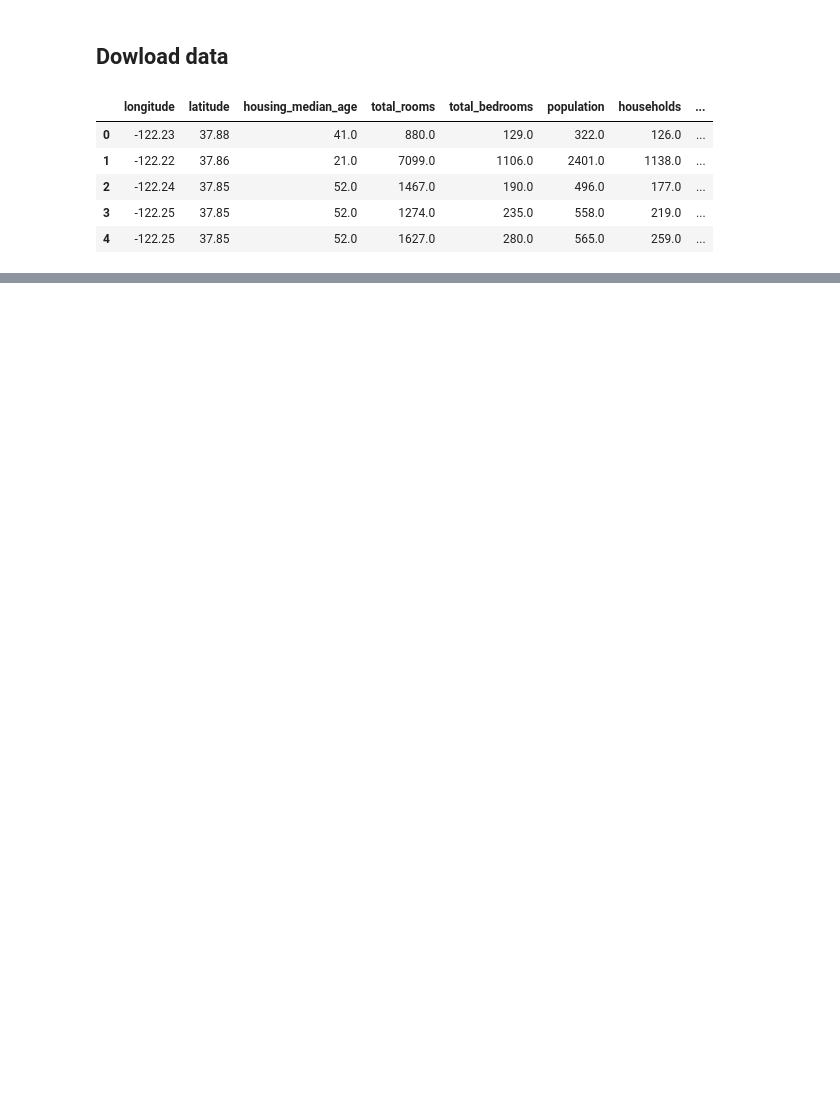
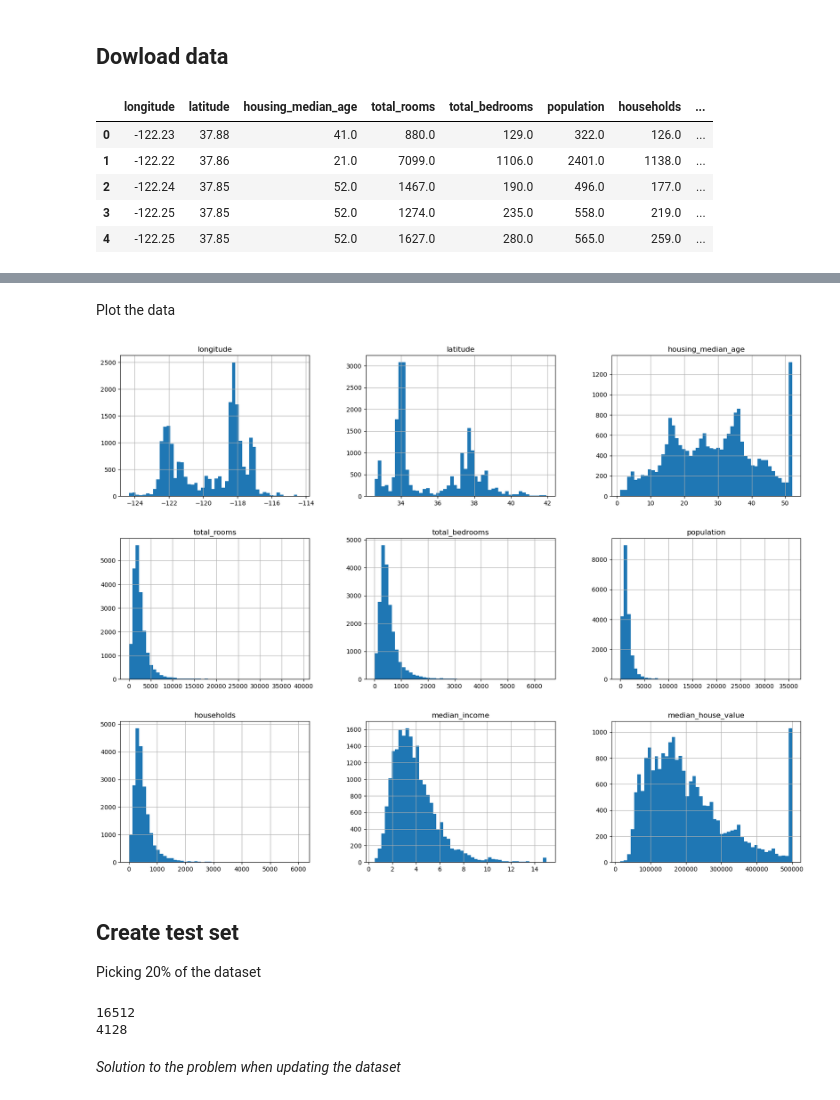
Before and after one commit to evinracher/ml-homl-book-exercise-and-notes, a Jupyter notebook: chapter2/housing-exercise.ipynb, the cells around one changed output, grey strips where cells are left out. Saved outputs shown, nothing was run; the diff lists cells and outputs as text; code cells hidden in the pictures; blank space fills up the shorter version.

Commit message:
feat: cleaning the data

```diff
--- a/chapter2/housing-exercise.ipynb
+++ b/chapter2/housing-exercise.ipynb
@@ -35,0 +85,15 @@ housing.head()
+# %% [markdown]
+Plot the data
+# %%
+%matplotlib inline
+# needed in jupyter notebook
+import matplotlib.pyplot as plt
+
+housing.hist(bins=50, figsize=(20, 15))
+plt.show()
+# %% [output]
+[figure, added]
+# %% [markdown]
+## Create test set
+
+Picking 20% of the dataset
@@ -35,0 +115,8 @@ housing.head()
+# %%
+print(len(train_set))
+print(len(test_set))
+# %% [output]
+16512
+4128
+# %% [markdown]
+_Solution to the problem when updating the dataset_
```
Also changed, not shown: parts of 51 cells of this notebook.
